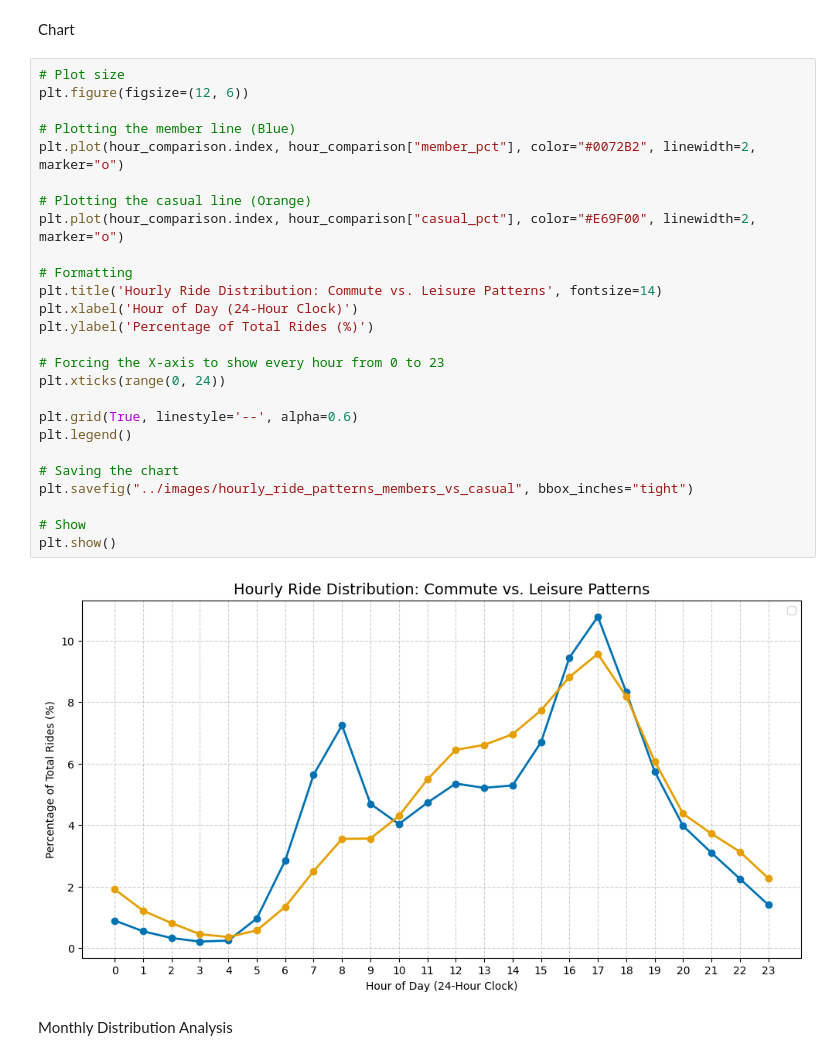
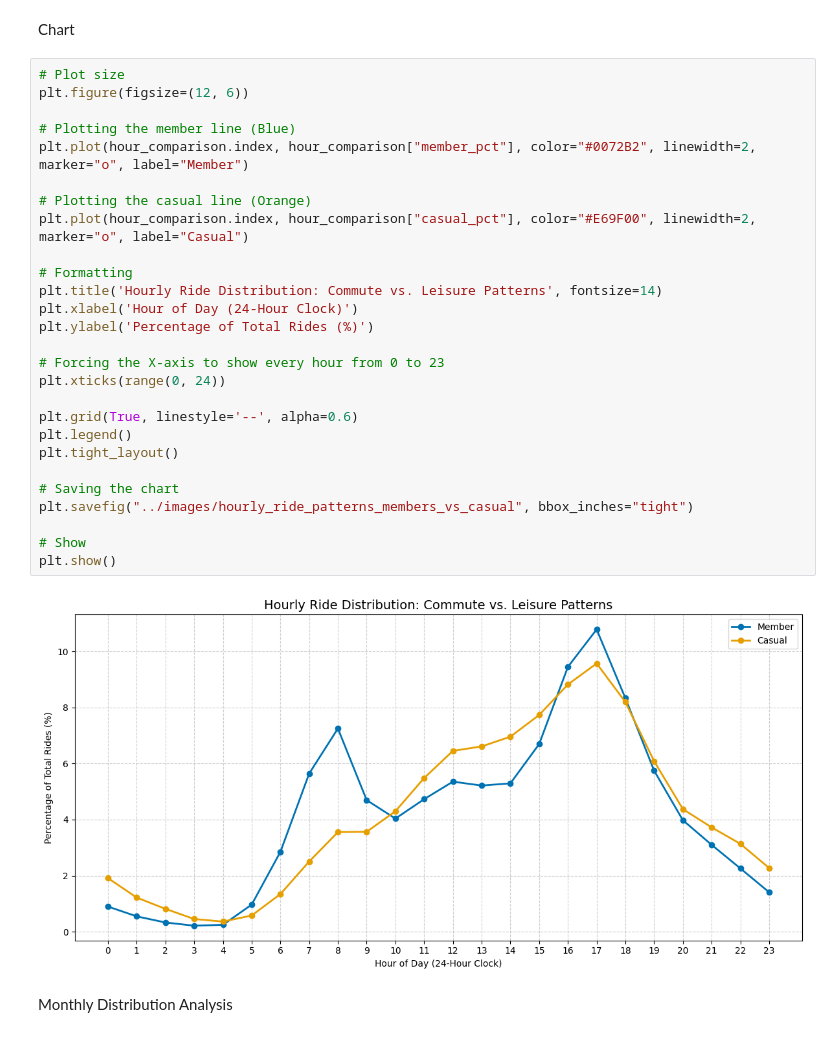
Before and after one commit to Fareed04/Case_Study__Cyclistic_bike_share_analysis, a Jupyter notebook: notebooks/experiments.ipynb, the cells around one changed output. Saved outputs shown, nothing was run; the diff lists cells and outputs as text.

Commit message:
fix: add legend labels and improve readability of hourly ride pattern chart

```diff
--- a/notebooks/experiments.ipynb
+++ b/notebooks/experiments.ipynb
@@ -468,31 +468,32 @@ Chart
 # %%
 # Plot size
 plt.figure(figsize=(12, 6))
 
 # Plotting the member line (Blue)
-plt.plot(hour_comparison.index, hour_comparison["member_pct"], color="#0072B2", linewidth=2, marker="o")
+plt.plot(hour_comparison.index, hour_comparison["member_pct"], color="#0072B2", linewidth=2, marker="o", label="Member")
 
 # Plotting the casual line (Orange)
-plt.plot(hour_comparison.index, hour_comparison["casual_pct"], color="#E69F00", linewidth=2, marker="o")
+plt.plot(hour_comparison.index, hour_comparison["casual_pct"], color="#E69F00", linewidth=2, marker="o", label="Casual")
 
 # Formatting
 plt.title('Hourly Ride Distribution: Commute vs. Leisure Patterns', fontsize=14)
 plt.xlabel('Hour of Day (24-Hour Clock)')
 plt.ylabel('Percentage of Total Rides (%)')
 
 # Forcing the X-axis to show every hour from 0 to 23
 plt.xticks(range(0, 24))
 
 plt.grid(True, linestyle='--', alpha=0.6)
 plt.legend()
+plt.tight_layout()
 
 # Saving the chart
 plt.savefig("../images/hourly_ride_patterns_members_vs_casual", bbox_inches="tight")
 
 # Show
 plt.show()
 # %% [output]
-[figure, old version]
+[figure, new version]
 # %% [markdown]
 Monthly Distribution Analysis
 # %%
```
Also changed, not shown: 1 other file.
